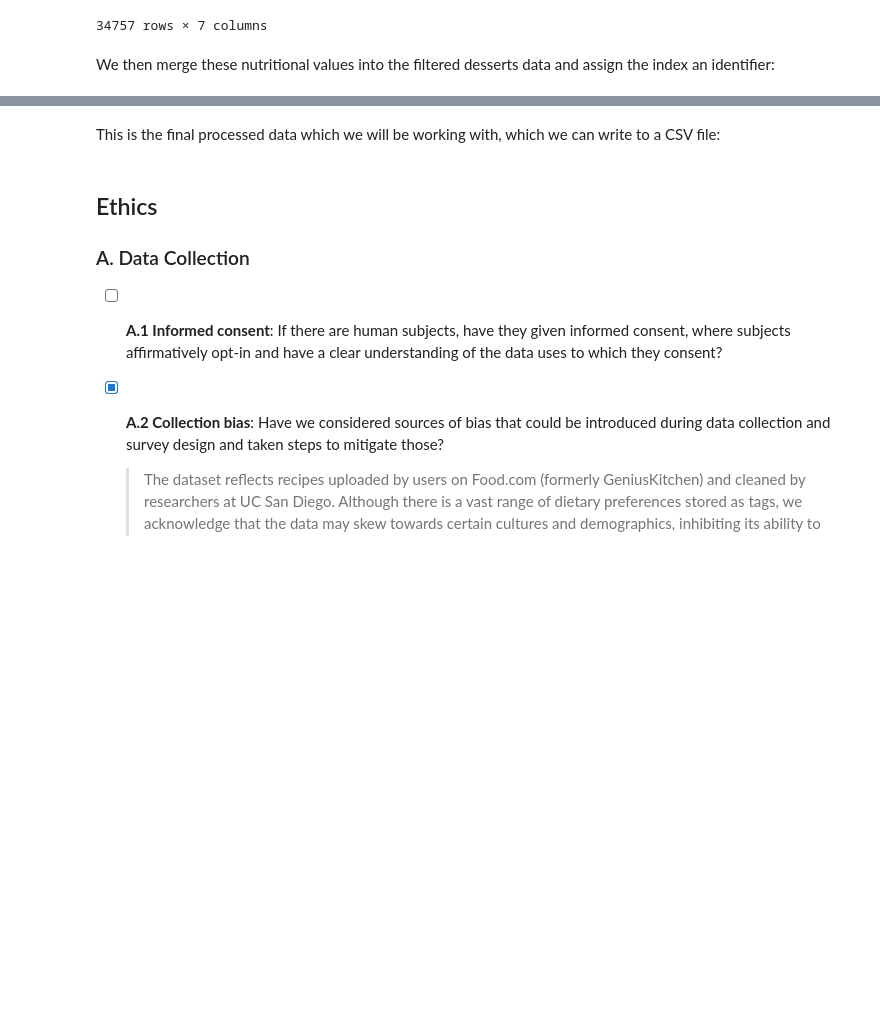
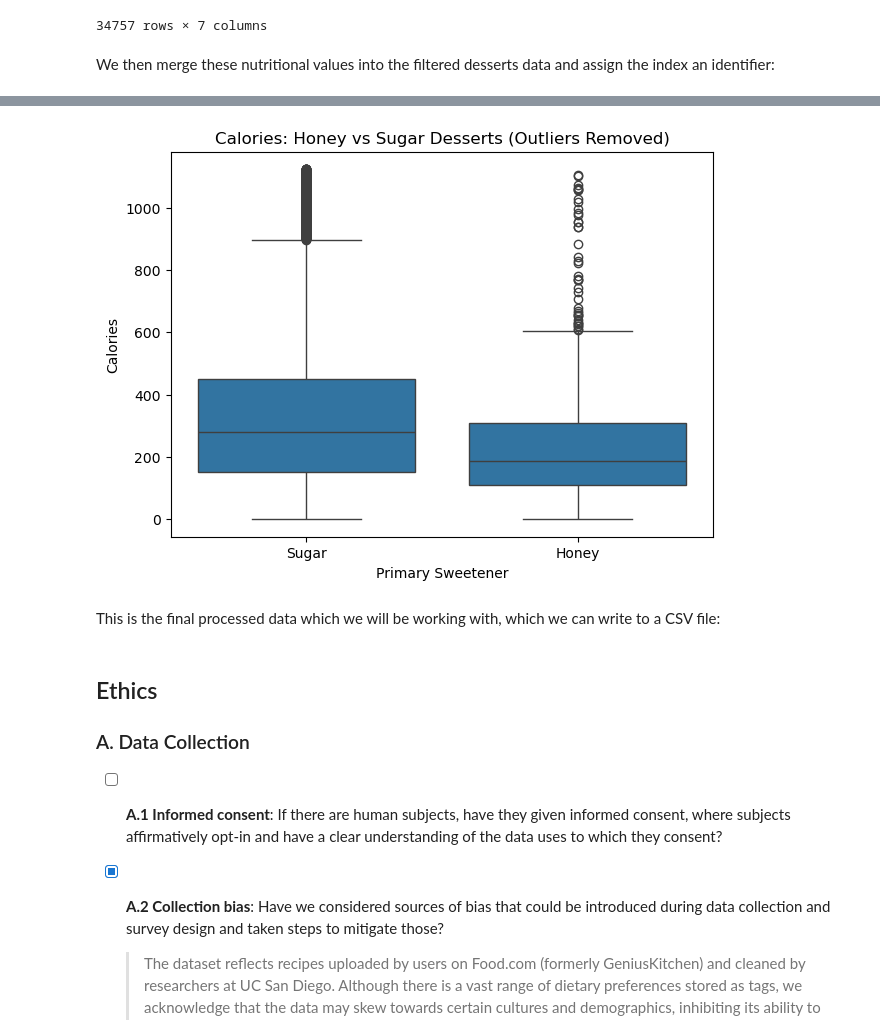
Before and after one commit to COGS108/Group047_WI26, a Jupyter notebook: 01-DataCheckpoint.ipynb, the cells around one changed output, grey strips where cells are left out. Drawn from its saved outputs; the diff is of its cells as text; code cells hidden in the pictures; blank space fills up the shorter version.

```diff
--- a/01-DataCheckpoint.ipynb
+++ b/01-DataCheckpoint.ipynb
@@ -372,0 +395,10 @@ processed_df
+# %%
+Q1 = processed_df['calories'].quantile(0.25)
+Q3 = processed_df['calories'].quantile(0.75)
+IQR = Q3 - Q1
+
+lower_quartile = Q1 - 1.5 * IQR
+upper_quartile = Q3 + 1.5 * IQR
+
+processed_df = processed_df[(processed_df['calories'] >= lower_quartile) & (processed_df['calories'] <= upper_quartile)]
+processed_df
@@ -373,3 +420,12 @@ processed_df
+# %%
+plt.figure(figsize=(7,5))
+sns.boxplot(x='primary_sweetener', y='calories', data=processed_df)
+plt.title('Calories: Honey vs Sugar Desserts (Outliers Removed)')
+plt.xlabel('Primary Sweetener')
+plt.ylabel('Calories')
+plt.show()
+# %% [output]
+[figure, added]
 # %% [markdown]
 This is the final processed data which we will be working with, which we can write to a CSV file:
 # %%
```
Also changed, not shown: parts of 16 cells of this notebook, 1 other file.
